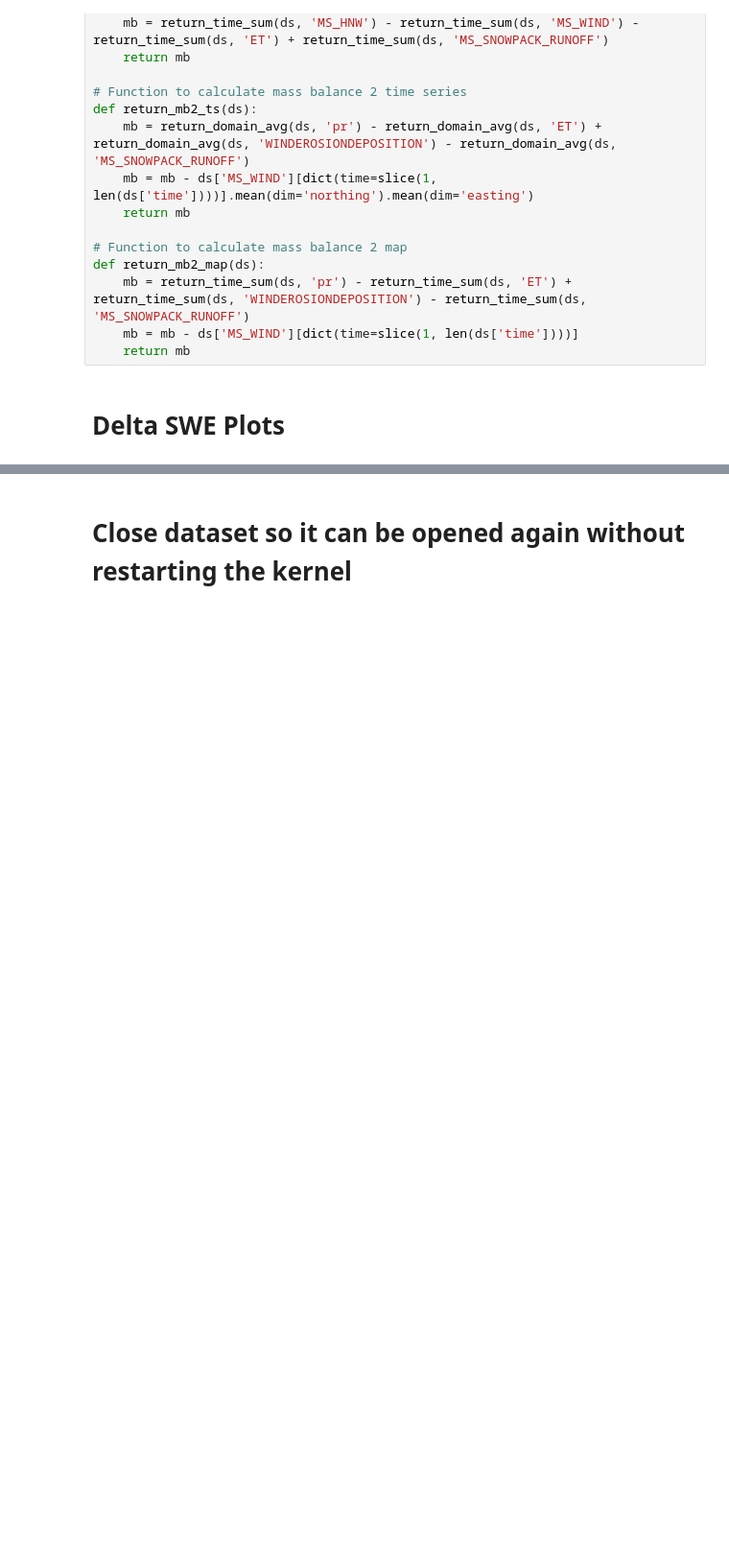
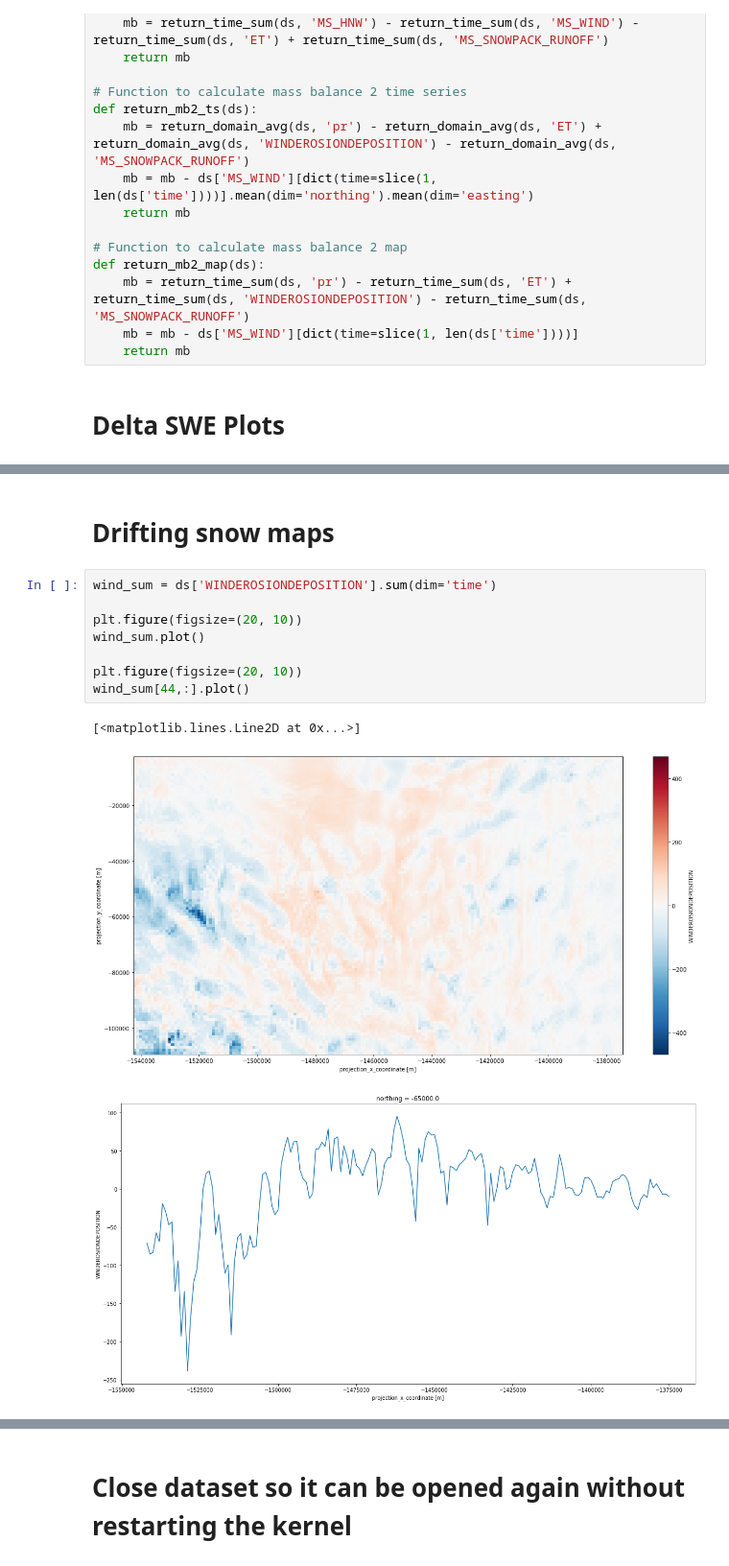
Before and after one commit to EricKeenan/SNOWPACK_WAIS, a Jupyter notebook: analysis/inspect_grid.ipynb, the cells around one changed output, grey strips where cells are left out. Shown at 96% size. Saved outputs shown, nothing was run; the diff lists cells and outputs as text; blank space fills up the shorter version.

```diff
--- a/analysis/inspect_grid.ipynb
+++ b/analysis/inspect_grid.ipynb
@@ -148,0 +143,14 @@ Coordinates:
+# %% [markdown]
+# Drifting snow maps
+# %%
+wind_sum = ds['WINDEROSIONDEPOSITION'].sum(dim='time')
+
+plt.figure(figsize=(20, 10))
+wind_sum.plot()
+
+plt.figure(figsize=(20, 10))
+wind_sum[44,:].plot()
+# %% [output]
+[<matplotlib.lines.Line2D at 0x...>]
+[figure, added]
+[figure, added]
```
Also changed, not shown: parts of 8 cells of this notebook, 21 other files.
